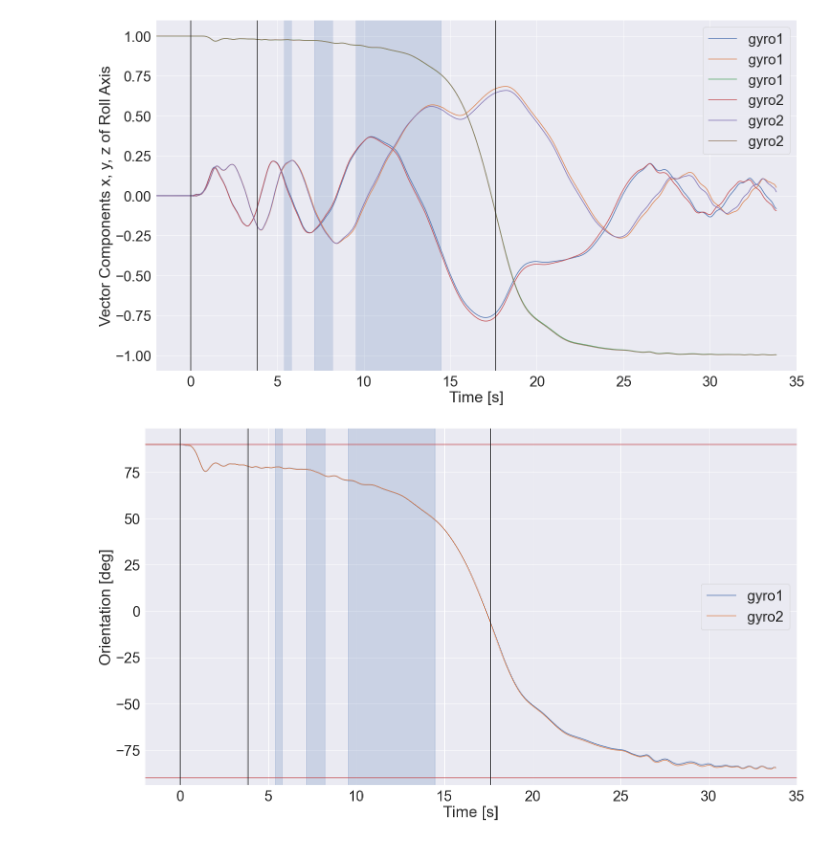
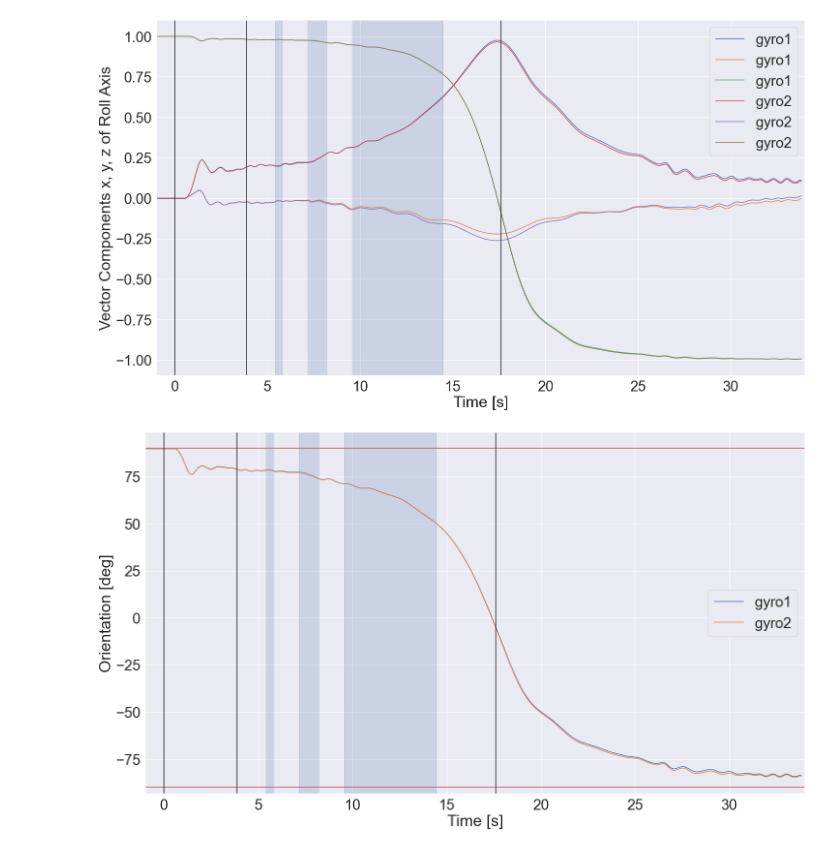
Before and after one commit to aris-space/euler-avionics, a Jupyter notebook: maiden_launch_analysis/maiden_launch_trajectory.ipynb, the cells around one changed output. Cells and saved outputs as stored; diff of their text form; code cells hidden in the pictures.

```diff
--- a/maiden_launch_analysis/maiden_launch_trajectory.ipynb
+++ b/maiden_launch_analysis/maiden_launch_trajectory.ipynb
@@ -12,7 +13,7 @@ combined = recovery.drop_duplicates().sort_index().reset_index()
 
 t_ig = 2280.35
 t0 = t_ig-2 # time of start of plot [s]
-duration = 35  # flight duration [s]
+duration = 34  # flight duration [s]
 g = -9.81 # correct for gravity
 
 combined['Time [s]'] = (combined['Time'])/1000 - t_ig
@@ -50,8 +51,9 @@ show_actuation = True     # whether to display airbrake actuation areas
 
 t_ignition = 0 # time of ignition [s]
 t_burnout = 3.85  # time of burnout [s]
+t_cruise = 4.05  # time of begin of cruise flight [s]
 t_apogee = combined['Time [s]'][pd.Series.argmin(combined['Pressure 1 [kPa]'])]
-0# time of apogee (min pressure) [s]
+
 
 def plot_events(plt):
     if show_flight_events:
@@ -146,75 +145,100 @@ def compensate_acc_offset(data, acc_labels):
 
 def get_rotations_from_gyro(t, gyro_x, gyro_y, gyro_z):
     dt_array = np.diff(np.array(t),prepend=0)
+    R_tot = R.from_rotvec(np.array([0, 0, 0]))
     W_gyro = np.array([gyro_x, gyro_y, gyro_z]) / 180*np.pi * dt_array
-    dR_array = R.from_rotvec(W_gyro.T)
-    return dR_array
+    W_gyro = np.where(np.array([t]).T<0.55, np.array([0, 0, 0]), W_gyro.T).T
+    rot_ang_roll = np.cumsum(gyro_z* dt_array) / 180*np.pi
+
+    R_array = []
+
+    for i in range(len(t)):
+        dR_array_i =  R.from_rotvec(W_gyro.T[i])
+        R_tot = dR_array_i * R_tot
+        # R_derotation is needed to get correct x and y components of rockets roll axis orientation
+        R_derotation = R.from_euler("z", -rot_ang_roll[i])
+        R_array.append(R_derotation * R_tot)
+
+    return R_array
 
 def get_orientations_from_rots(R_array):
-    RA = np.array([0,0,1])
-    rot0 = R.from_euler('yx', [0,0],degrees=True)
+    RA0 = np.array([0,0,1])
+    PA0 = np.array([0,1,0])
+    YA0 = np.array([1,0,0])
 
-    RA = rot0.apply(RA)
+    RA_array = []
+    PA_array = []
+    YA_array = []
+
+    for i in R_array:
+        RA = i.apply(RA0)
+        PA = i.apply(PA0)
+        YA = i.apply(YA0)
+        RA_array.append(RA)
+        PA_array.append(PA)
+        YA_array.append(YA)
+
+    return RA_array, PA_array, YA_array
 
 
-    RA_array = []
-    for i in R_array:
-        RA = i.apply(RA)
-        RA_array.append(RA)
-    RA_array = np.array(RA_array)
-    return RA_array
+def derot_array(array, dir_angle, LR_angle=0):
+    R_dir = R.from_euler("z", dir_angle, degrees=True)
+    R_LR = R.from_euler("y", LR_angle, degrees=True)
+    array_derot = R_LR.apply(R_dir.apply(array))
 
-
-def derot_array(array, rot_angle):
-    R_derot = R.from_euler("z", rot_angle, degrees=True)
-    array_derot = R_derot.apply(array)
     return array_derot
 
 # altitude and hor distance of lr and td (in m)
 alt_LR = 1563
 pos_LR = 0
 alt_TD = 1730
-pos_TD = 591
+pos_TD = 594
 
 # relative orientaion of rocket (IMU) wrt to horizontal flight path
-rot_angel = 28 # degrees
+dir_angle = 5 # degrees
+LR_angle = -0.15 # degrees
 
 combined = compensate_gyro_offset(combined, gyro_labels)
 combined = compensate_acc_offset(combined, acc_labels)
 
 dR_array1 = get_rotations_from_gyro(combined["Time [s]"],combined["Gx_IMU1"],combined["Gz_IMU1"],combined["Gy_IMU1"])
 dR_array2 = get_rotations_from_gyro(combined["Time [s]"],combined["Gx_IMU2"],combined["Gz_IMU2"],combined["Gy_IMU2"])
 
-RA_array1  = get_orientations_from_rots(dR_array1)
-RA_array2  = get_orientations_from_rots(dR_array2)
+RA_array1, PA_array1, YA_array1  = get_orientations_from_rots(dR_array1)
+RA_array2, PA_array2, YA_array2  = get_orientations_from_rots(dR_array2)
 
-RA_array1  = derot_array(RA_array1, rot_angle=28)
-RA_array2  = derot_array(RA_array2, rot_angle=28)
+RA_array1  = derot_array(RA_array1, dir_angle=dir_angle, LR_angle=LR_angle)
+RA_array2  = derot_array(RA_array2, dir_angle=dir_angle, LR_angle=LR_angle)
+PA_array1  = derot_array(PA_array1, dir_angle=dir_angle, LR_angle=LR_angle)
+PA_array2  = derot_array(PA_array2, dir_angle=dir_angle, LR_angle=LR_angle)
+YA_array1  = derot_array(YA_array1, dir_angle=dir_angle, LR_angle=LR_angle)
+YA_array2  = derot_array(YA_array2, dir_angle=dir_angle, LR_angle=LR_angle)
 
 
 plt.plot(combined["Time [s]"], RA_array1, label="gyro1")
 plt.plot(combined["Time [s]"], RA_array2, label="gyro2")
-plt.xlim(-2, duration)
+plt.xlim(-1, duration)
 plt.xlabel("Time [s]")
 plt.ylabel("Vector Components x, y, z of Roll Axis")
 plt.legend()
 plot_events(plt)
 plt.show()
+
 
 def plot_RA_angle(t_array, RA_array, label):
     plt.plot(t_array,90-180/np.pi*np.arccos(RA_array[:,2]), label=label)
 
 plot_RA_angle(combined["Time [s]"], RA_array1, "gyro1")
 plot_RA_angle(combined["Time [s]"], RA_array2, "gyro2")
 plt.xlabel("Time [s]")
 plt.ylabel("Orientation [deg]")
 plt.axhline(90, color="r")
 plt.axhline(-90, color="r")
 plt.legend()
-plt.xlim(-2, duration)
+plt.xlim(-1, duration)
 plot_events(plt)
 plt.show()
 # %% [output]
-[figure, old version]
+[figure, new version]
-[figure, old version]
+[figure, new version]
 # %%
```
Also changed, not shown: parts of 20 cells of this notebook.
